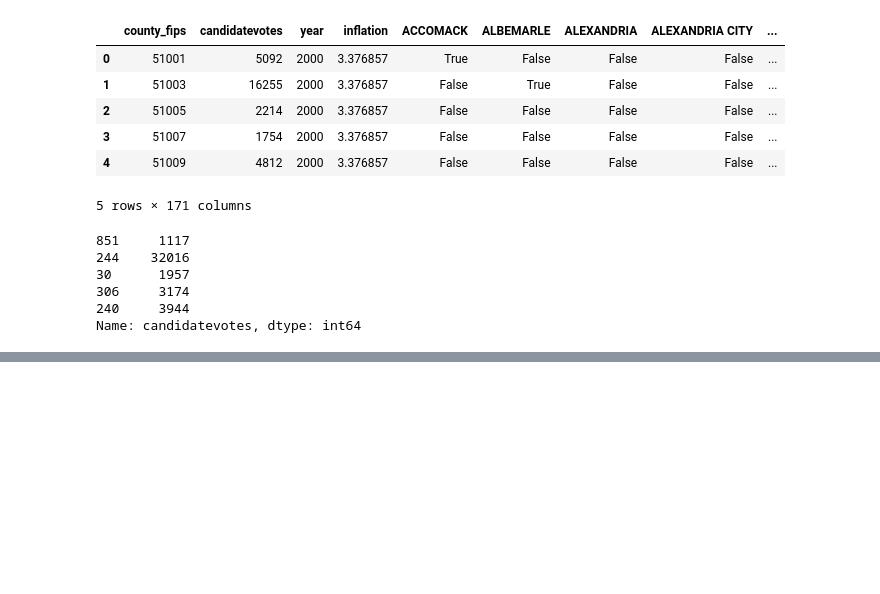
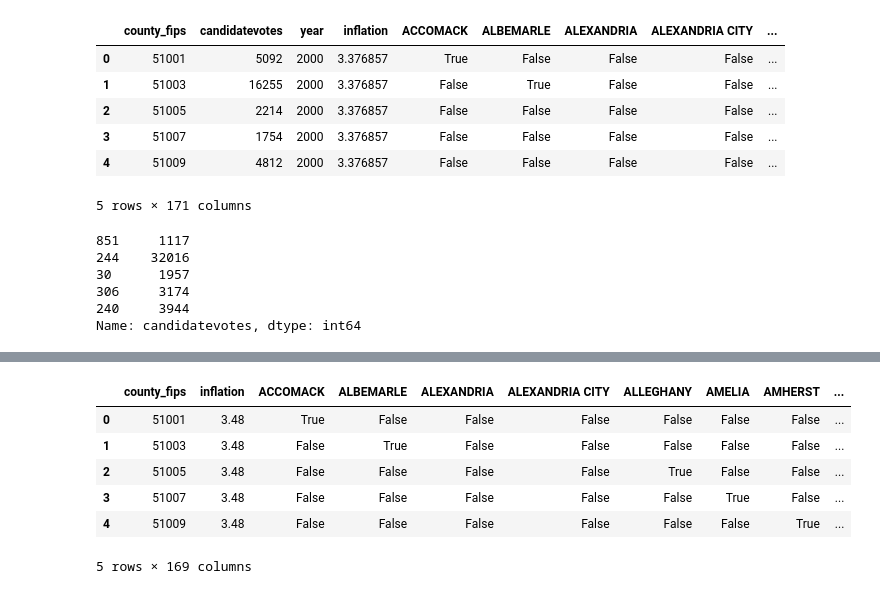
Before and after one commit to ashleyr05/project_voting, a Jupyter notebook: va_voting.ipynb, the cells around one changed output, grey strips where cells are left out. Drawn from its saved outputs; the diff is of its cells as text; code cells hidden in the pictures; blank space fills up the shorter version.

Commit message:
create predictor for 2024 votes

```diff
--- a/va_voting.ipynb
+++ b/va_voting.ipynb
@@ -451,6 +455,7 @@ X1 = X_matrix.drop(["Datetime","year_only","DATE","county_name"], axis = 1)
 X_dummies = pd.get_dummies(X_matrix['county_name'])
 # %%
 X = pd.concat([X1,X_dummies], axis = 1)
+X_all = X
 # %%
 X.head()
 # %% [output]
@@ -518,0 +529,2 @@ rf.score(X_test,y_test) # Rsq measure
+# %%
+predict_matrix = X_all.loc[X['year']== 2000]
@@ -518,0 +543,3 @@ rf.score(X_test,y_test) # Rsq measure
+# %%
+predict_matrix['inflation'] = 3.48
+# current inflation rate from https://ycharts.com/indicators/us_inflation_rate#:~:text=US%20Inflation%20Rate%20is%20at,long%20term%20average%20of%203.28%25.
@@ -518,0 +562,12 @@ rf.score(X_test,y_test) # Rsq measure
+# %%
+predict_matrix = predict_matrix.drop("year", axis = 1)
+# %%
+predict_matrix.head()
+# %% [output]
+|  | county_fips | inflation | ACCOMACK | ALBEMARLE | ALEXANDRIA | ALEXANDRIA CITY | ALLEGHANY | AMELIA | AMHERST | ... |
+| 0 | 51001 | 3.48 | True | False | False | False | False | False | False | ... |
+| 1 | 51003 | 3.48 | False | True | False | False | False | False | False | ... |
+| 2 | 51005 | 3.48 | False | False | False | False | True | False | False | ... |
+| 3 | 51007 | 3.48 | False | False | False | False | False | True | False | ... |
+| 4 | 51009 | 3.48 | False | False | False | False | False | False | True | ... |
+5 rows × 169 columns
```
Also changed, not shown: parts of 19 cells of this notebook.
